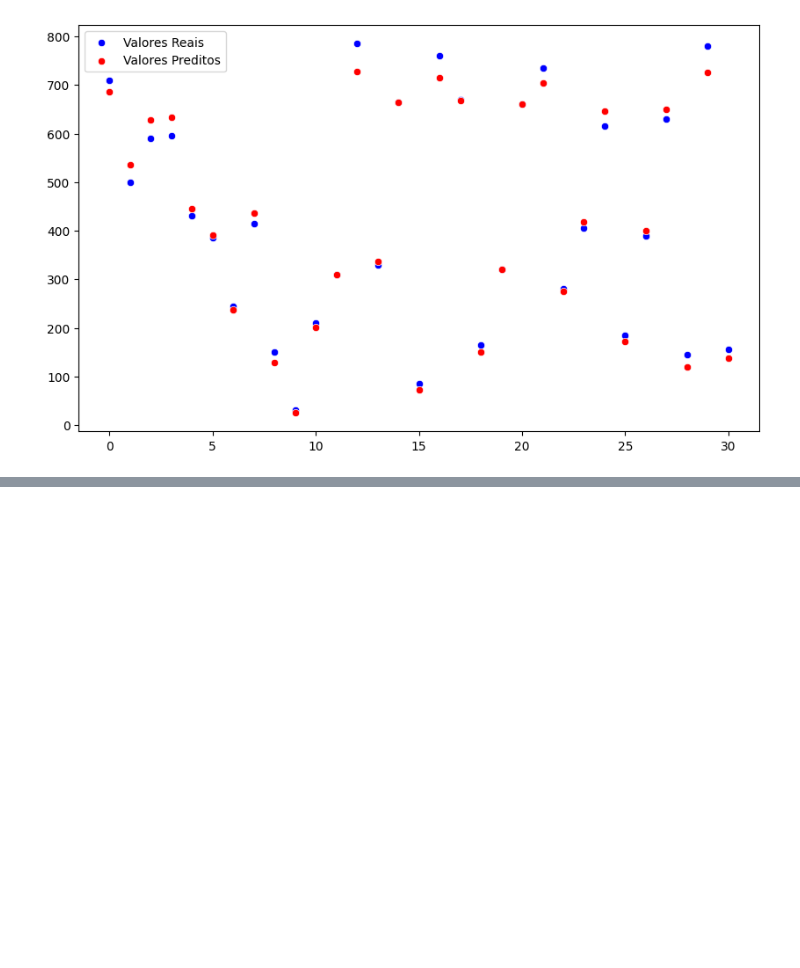
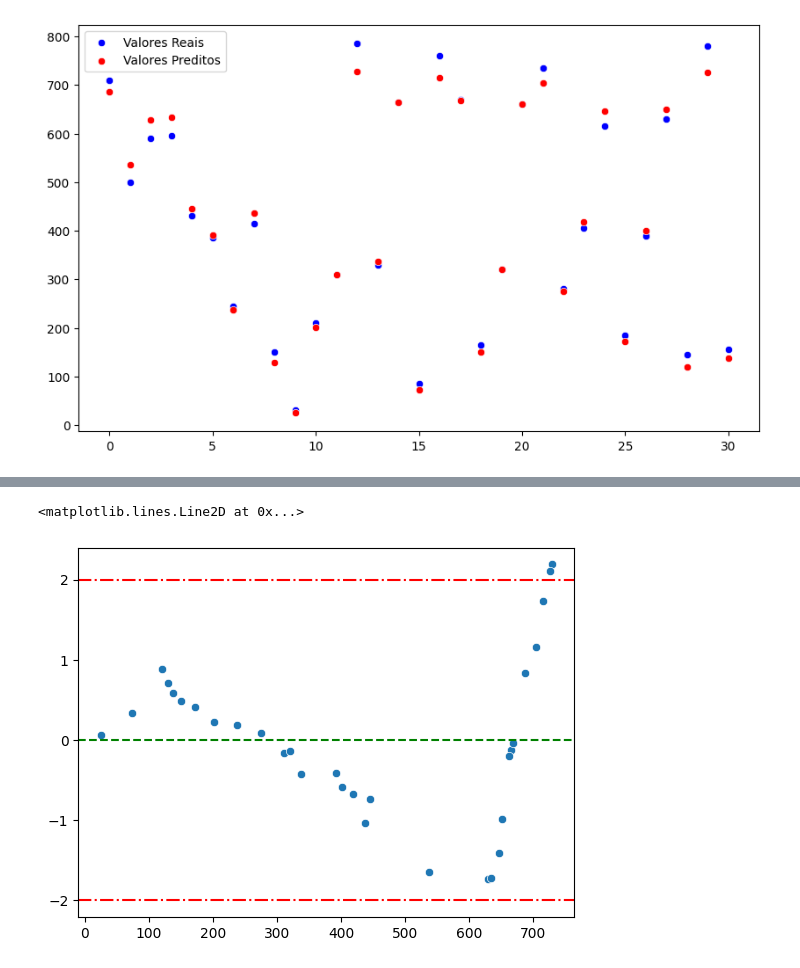
Before and after one commit to angelomedeiros/formacao-ia-regressao-linear-simples, a Jupyter notebook: modelo_pontuacao.ipynb, the cells around one changed output, grey strips where cells are left out. Drawn from its saved outputs; the diff is of its cells as text; code cells hidden in the pictures; blank space fills up the shorter version.

Commit message:
feat: Análise Gráfica de Resíduos

```diff
--- a/modelo_pontuacao.ipynb
+++ b/modelo_pontuacao.ipynb
@@ -177,0 +180,3 @@ plt.show()
+# %%
+# Calcular residios - Diferença entre o valor real e o valor predito
+residuos = y_test - y_pred
@@ -177,0 +203,5 @@ plt.show()
+# %%
+# Calcular os residuos padronizados (standardization)
+# Para cada elemento de um conjunto de dados, a pontuação padrão informa quantos desvios padrão ele está longe da média
+from scipy.stats import zscore
+residuos_padronizados = zscore(residuos)
@@ -177,0 +228,15 @@ plt.show()
+# %%
+# Verificar linearidade do modelo:
+# Se os resíduos estiverem entre -2 e 2 (na escala padrão) o modelo é linear
+
+# Verificar homocedasticidade das variáveis
+# Valores estiver em torno da reta, temos homocedasticidade, caso contrário, heterocedasticidade
+# se tiver alguma tendência ou padrão (forma de cone, funil), há heterocedasticidade
+
+sns.scatterplot(x=y_pred.reshape(-1), y=residuos_padronizados.reshape(-1))
+plt.axhline(y=0, color='g', linestyle='--')
+plt.axhline(y=2, color='r', linestyle='-.')
+plt.axhline(y=-2, color='r', linestyle='-.')
+# %% [output]
+<matplotlib.lines.Line2D at 0x...>
+[figure, added]
```
Also changed, not shown: parts of 4 cells of this notebook.
